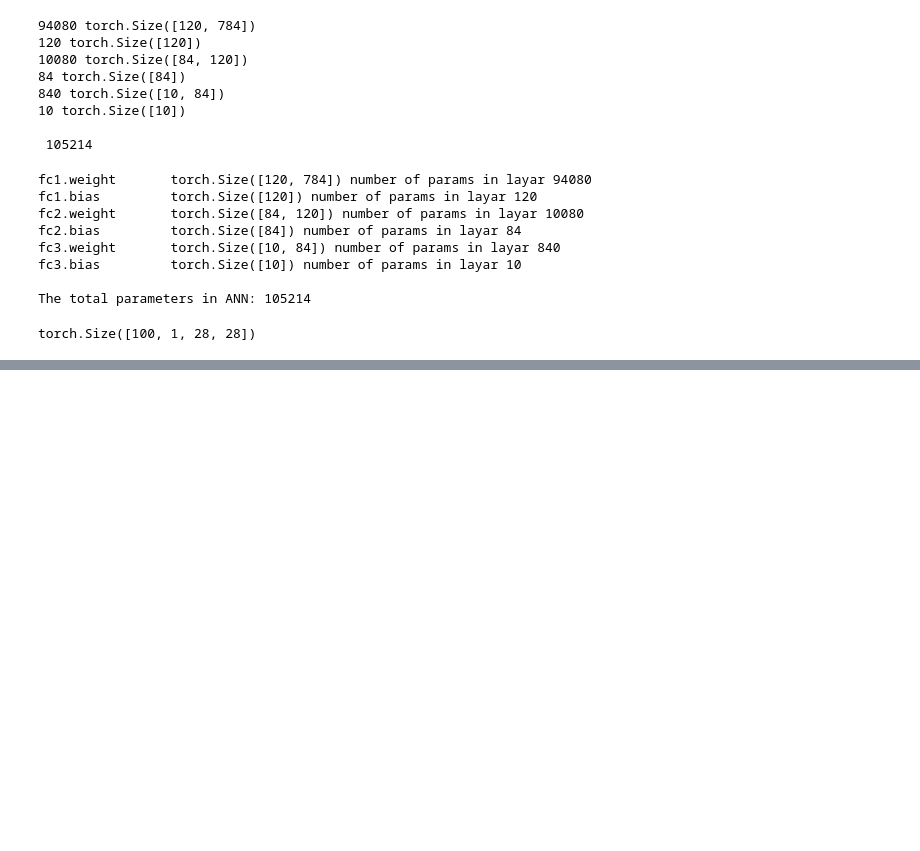
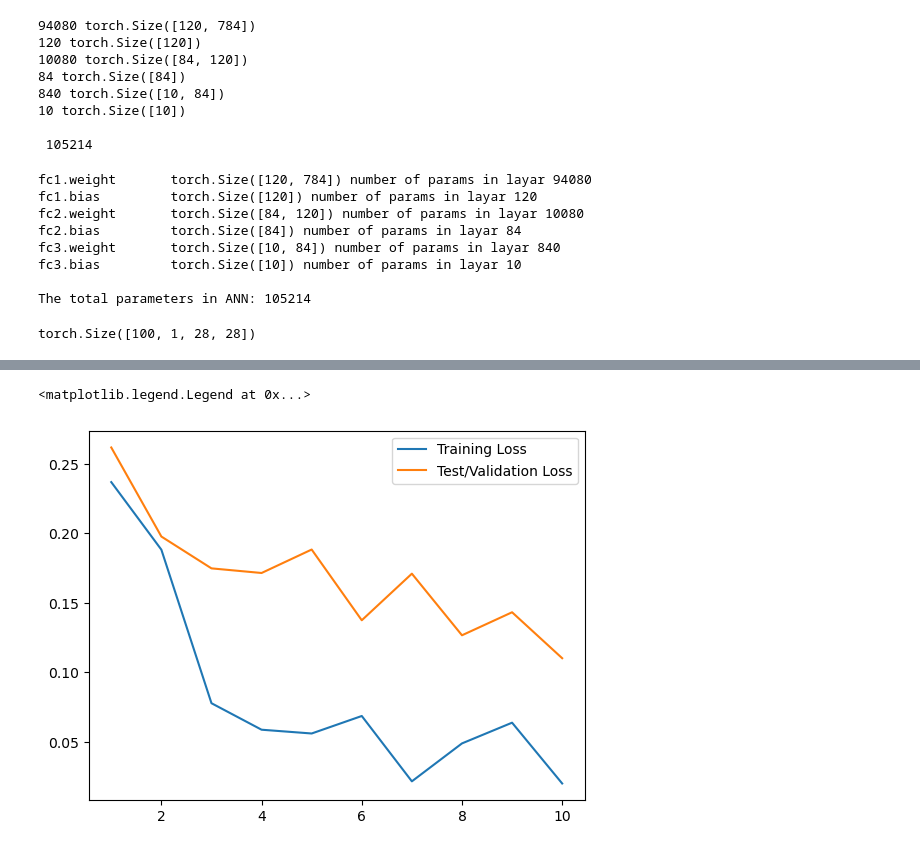
Before and after one commit to rtajik/PyTorch, a Jupyter notebook: Jose Portilla/08-1-CNN (ANN MNIST).ipynb, the cells around one changed output, grey strips where cells are left out. Cells and saved outputs as stored; diff of their text form; code cells hidden in the pictures; blank space fills up the shorter version.

```diff
--- a/Jose Portilla/08-1-CNN (ANN MNIST).ipynb
+++ b/Jose Portilla/08-1-CNN (ANN MNIST).ipynb
@@ -238,0 +287,7 @@ KeyboardInterrupt:
+# %%
+plt.plot(np.arange(1, epochs + 1), train_losses, label="Training Loss")
+plt.plot(np.arange(1, epochs + 1), test_losses, label="Test/Validation Loss")
+plt.legend()
+# %% [output]
+<matplotlib.legend.Legend at 0x...>
+[figure, added]
```
Also changed, not shown: parts of 10 cells of this notebook, 5 other files.
